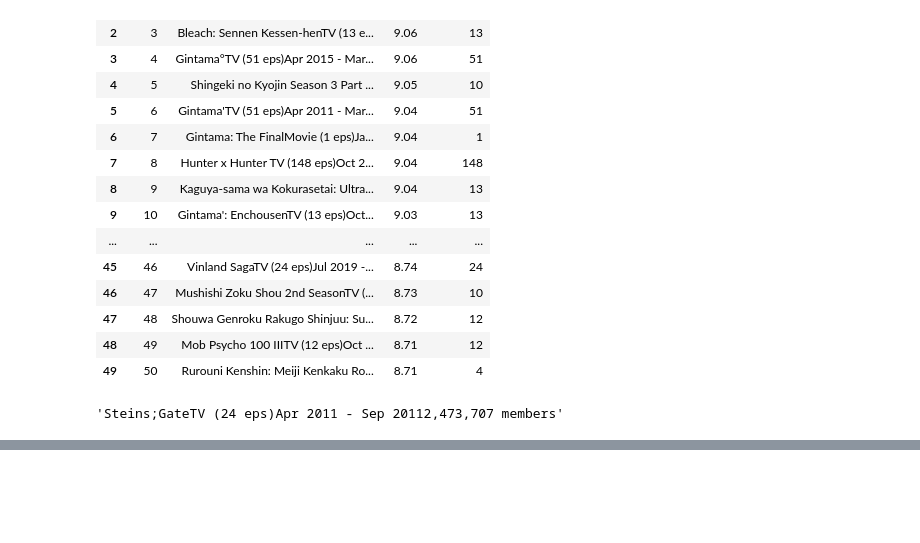
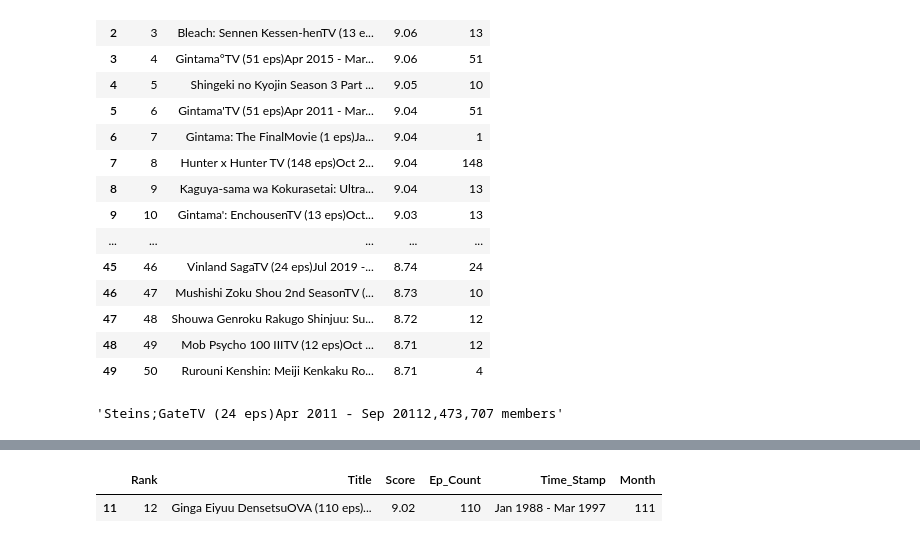
Before and after one commit to mzaid622/Data-Science-Course, a Jupyter notebook: Pandas-Course/Feature_Extraction.ipynb, the cells around one changed output, grey strips where cells are left out. Drawn from its saved outputs; the diff is of its cells as text; code cells hidden in the pictures; blank space fills up the shorter version.

```diff
--- a/Pandas-Course/Feature_Extraction.ipynb
+++ b/Pandas-Course/Feature_Extraction.ipynb
@@ -125,0 +182,6 @@ df
+# %%
+#which is the longest running anime
+df[df["Month"] == df["Month"].max()]
+# %% [output]
+|  | Rank | Title | Score | Ep_Count | Time_Stamp | Month |
+| 11 | 12 | Ginga Eiyuu DensetsuOVA (110 eps)... | 9.02 | 110 | Jan 1988 - Mar 1997 | 111 |
```
Also changed, not shown: parts of 12 cells of this notebook.
